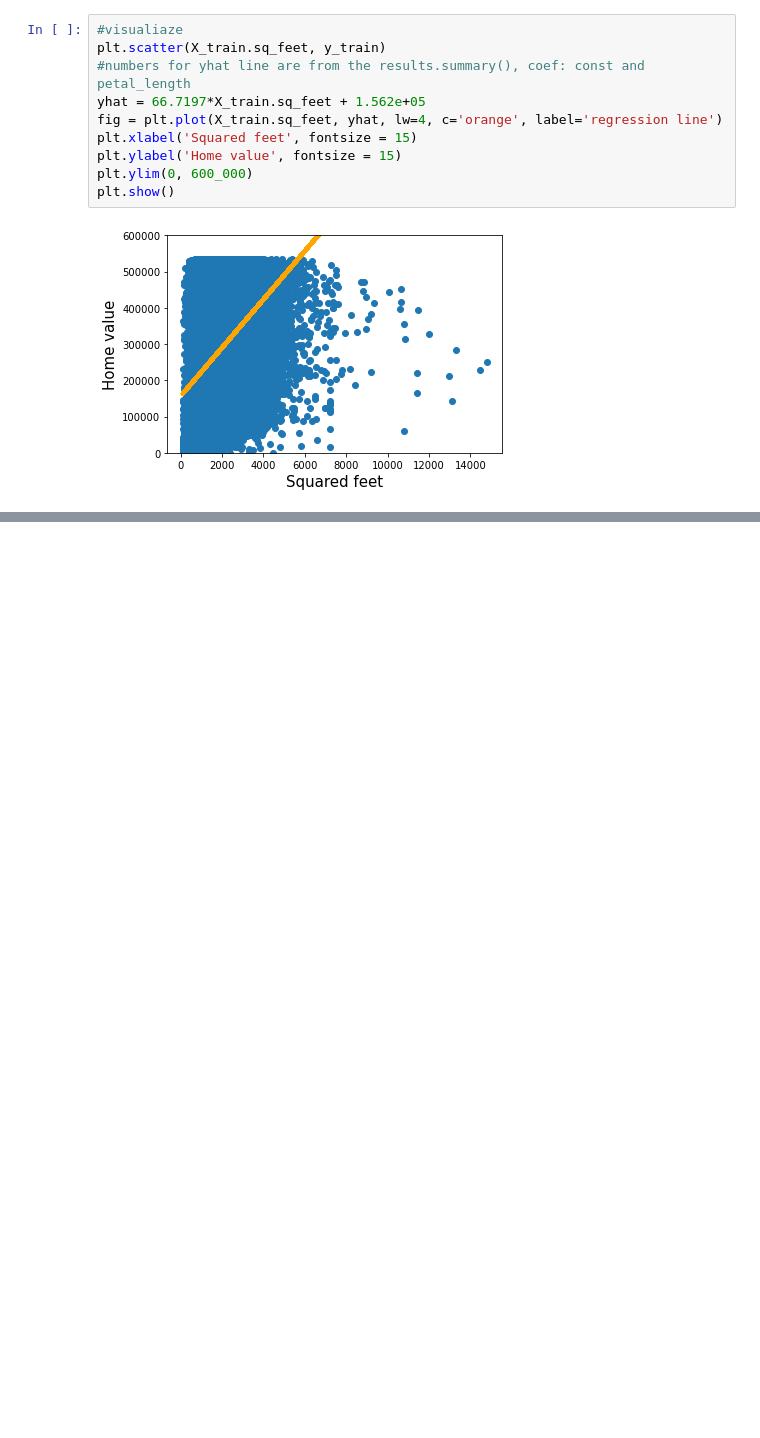
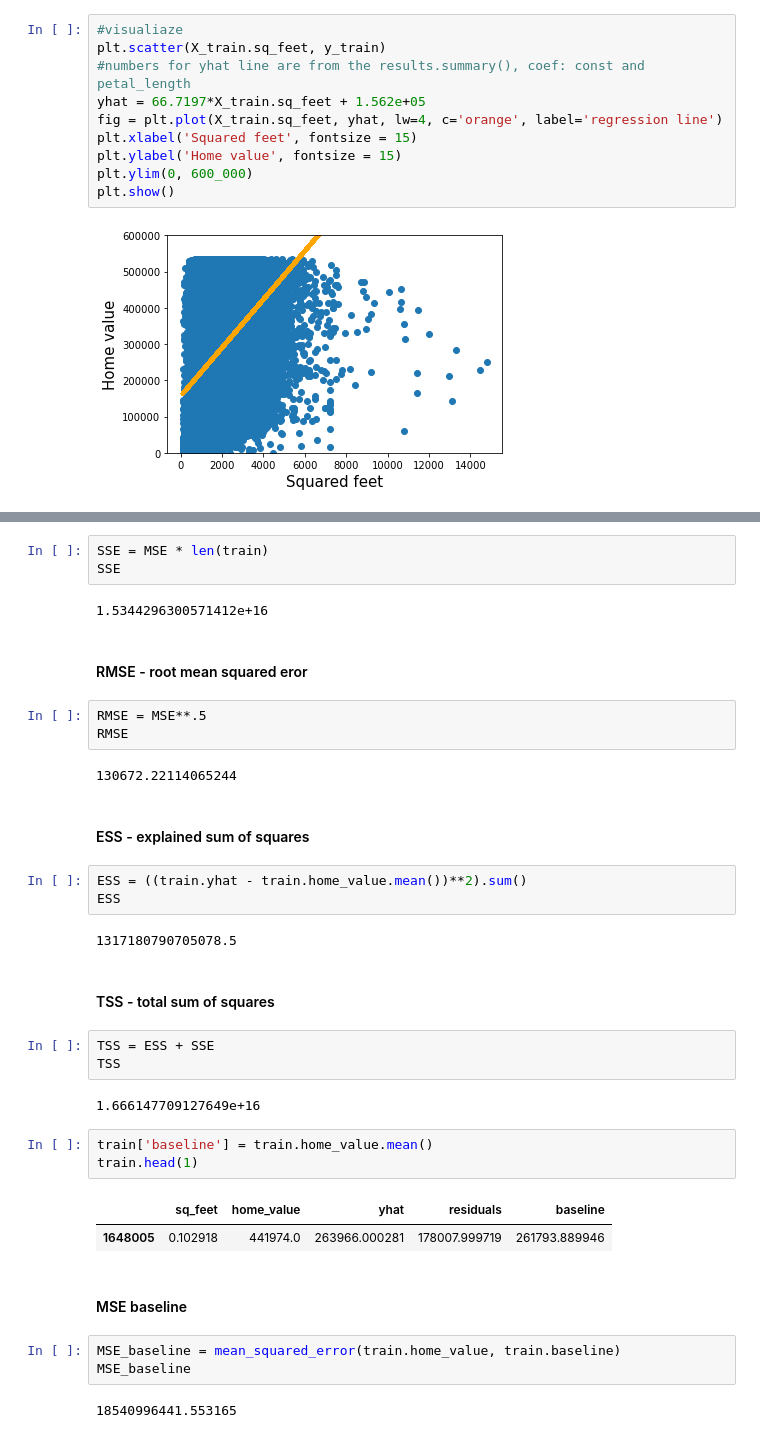
Before and after one commit to nadia-paz/regression-exercises, a Jupyter notebook: evaluation_exercises.ipynb, the cells around one changed output, grey strips where cells are left out. Drawn from its saved outputs; the diff is of its cells as text; blank space fills up the shorter version.

```diff
--- a/evaluation_exercises.ipynb
+++ b/evaluation_exercises.ipynb
@@ -329,0 +352,39 @@ plt.show()
+# %%
+SSE = MSE * len(train)
+SSE
+# %% [output]
+1.5344296300571412e+16
+# %% [markdown]
+#### RMSE - root mean squared eror
+# %%
+RMSE = MSE**.5
+RMSE
+# %% [output]
+130672.22114065244
+# %% [markdown]
+#### ESS - explained sum of squares
+# %%
+ESS = ((train.yhat - train.home_value.mean())**2).sum()
+ESS
+# %% [output]
+1317180790705078.5
+# %% [markdown]
+#### TSS - total sum of squares
+# %%
+TSS = ESS + SSE
+TSS
+# %% [output]
+1.666147709127649e+16
+# %%
+train['baseline'] = train.home_value.mean()
+train.head(1)
+# %% [output]
+|  | sq_feet | home_value | yhat | residuals | baseline |
+| 1648005 | 0.102918 | 441974.0 | 263966.000281 | 178007.999719 | 261793.889946 |
+# %% [markdown]
+#### MSE baseline
+# %%
+MSE_baseline = mean_squared_error(train.home_value, train.baseline)
+MSE_baseline
+# %% [output]
+18540996441.553165
```
Also changed, not shown: parts of 41 cells of this notebook.
